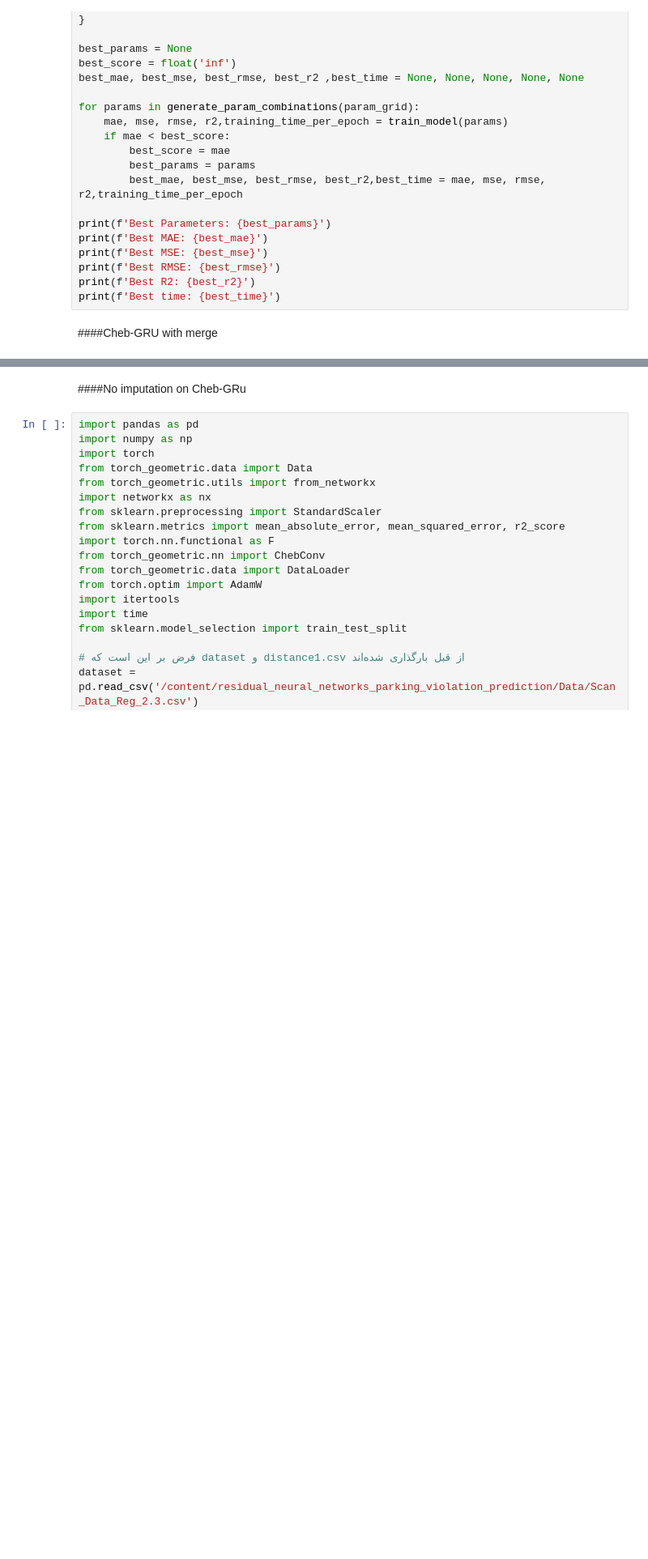
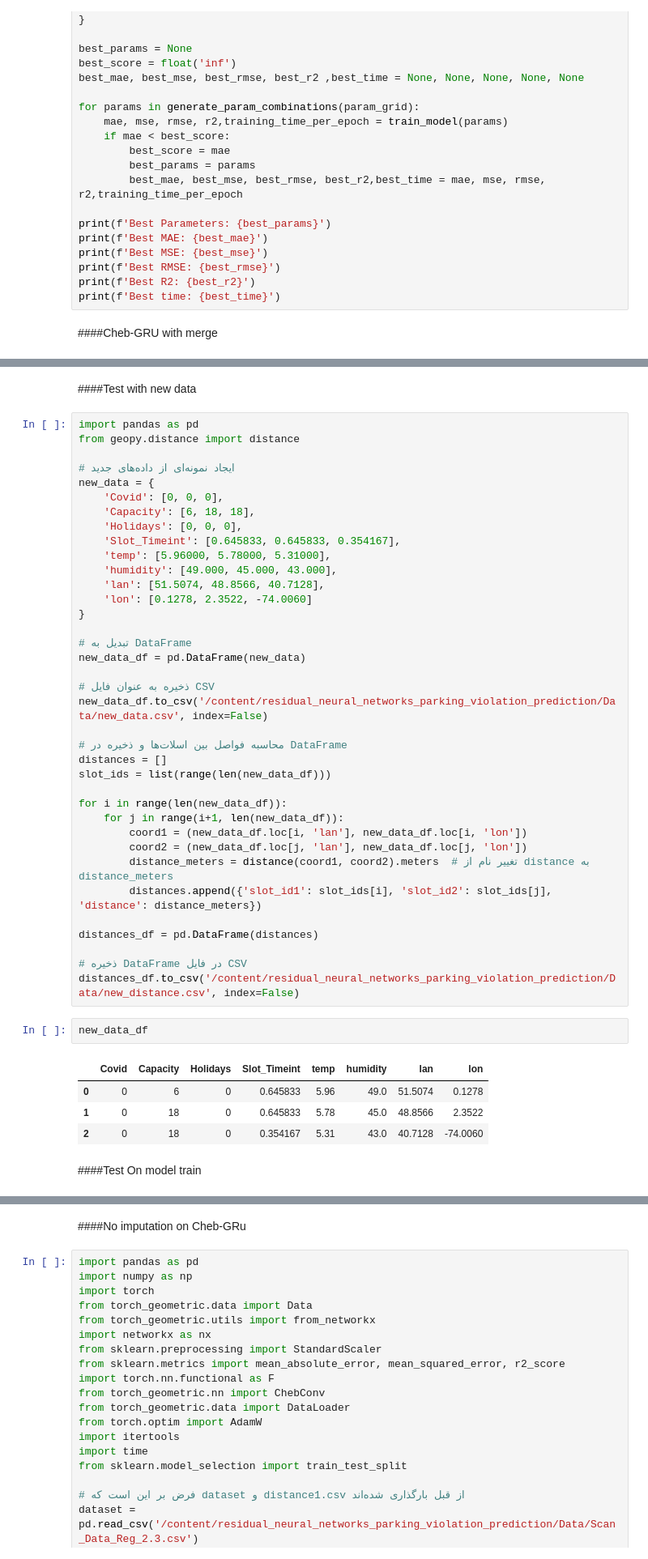
Before and after one commit to EngSoftwareEngineer/GNN, a Jupyter notebook: GNN.ipynb, the cells around one changed output, grey strips where cells are left out. Shown at 81% size. Saved outputs shown, nothing was run; the diff lists cells and outputs as text; blank space fills up the shorter version.

```diff
--- a/GNN.ipynb
+++ b/GNN.ipynb
@@ -7532,0 +7597,48 @@ torch.save(model.state_dict(), '/content/residual_neural_networks_parking_violat
+# %% [markdown]
+####Test with new data
+# %%
+import pandas as pd
+from geopy.distance import distance
+
+# ایجاد نمونه‌ای از داده‌های جدید
+new_data = {
+    'Covid': [0, 0, 0],
+    'Capacity': [6, 18, 18],
+    'Holidays': [0, 0, 0],
+    'Slot_Timeint': [0.645833, 0.645833, 0.354167],
+    'temp': [5.96000, 5.78000, 5.31000],
+    'humidity': [49.000, 45.000, 43.000],
+    'lan': [51.5074, 48.8566, 40.7128],
+    'lon': [0.1278, 2.3522, -74.0060]
+}
+
+# تبدیل به DataFrame
+new_data_df = pd.DataFrame(new_data)
+
+# ذخیره به عنوان فایل CSV
+new_data_df.to_csv('/content/residual_neural_networks_parking_violation_prediction/Data/new_data.csv', index=False)
+
+# محاسبه فواصل بین اسلات‌ها و ذخیره در DataFrame
+distances = []
+slot_ids = list(range(len(new_data_df)))
+
+for i in range(len(new_data_df)):
+    for j in range(i+1, len(new_data_df)):
+        coord1 = (new_data_df.loc[i, 'lan'], new_data_df.loc[i, 'lon'])
+        coord2 = (new_data_df.loc[j, 'lan'], new_data_df.loc[j, 'lon'])
+        distance_meters = distance(coord1, coord2).meters  # تغییر نام از distance به distance_meters
+        distances.append({'slot_id1': slot_ids[i], 'slot_id2': slot_ids[j], 'distance': distance_meters})
+
+distances_df = pd.DataFrame(distances)
+
+# ذخیره DataFrame در فایل CSV
+distances_df.to_csv('/content/residual_neural_networks_parking_violation_prediction/Data/new_distance.csv', index=False)
+# %%
+new_data_df
+# %% [output]
+|  | Covid | Capacity | Holidays | Slot_Timeint | temp | humidity | lan | lon |
+| 0 | 0 | 6 | 0 | 0.645833 | 5.96 | 49.0 | 51.5074 | 0.1278 |
+| 1 | 0 | 18 | 0 | 0.645833 | 5.78 | 45.0 | 48.8566 | 2.3522 |
+| 2 | 0 | 18 | 0 | 0.354167 | 5.31 | 43.0 | 40.7128 | -74.0060 |
+# %% [markdown]
+####Test On model train
```
Also changed, not shown: parts of 5 cells of this notebook.
